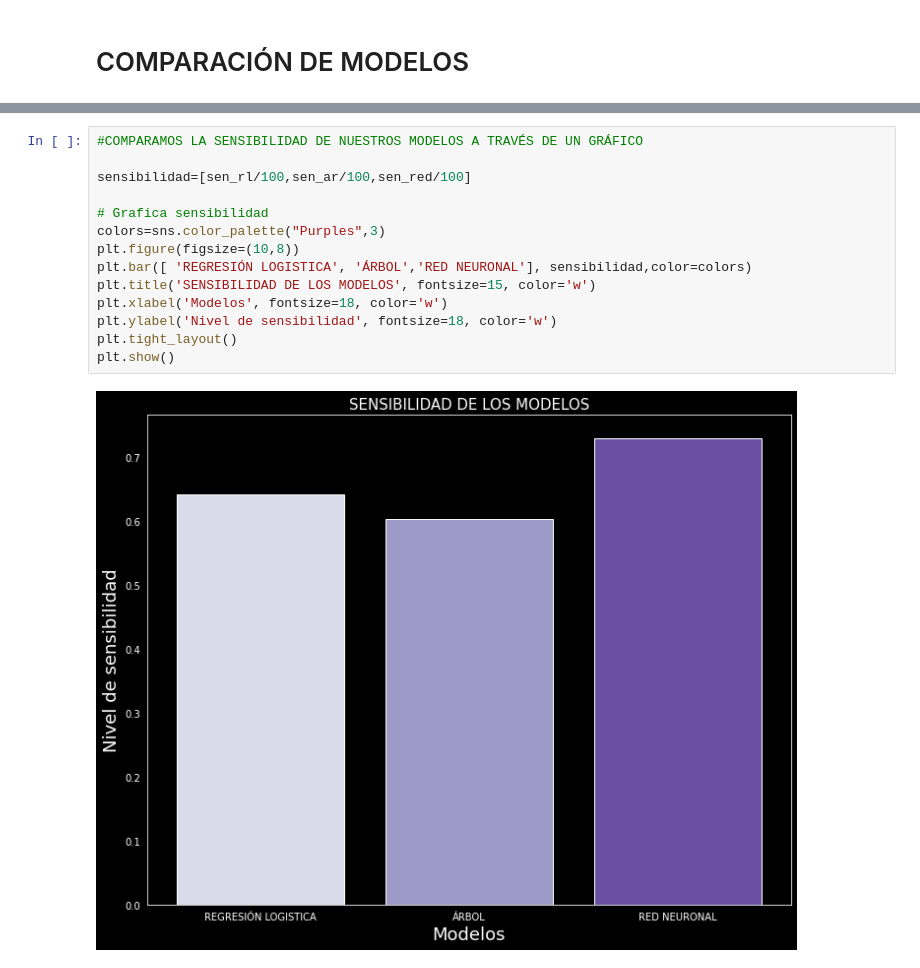
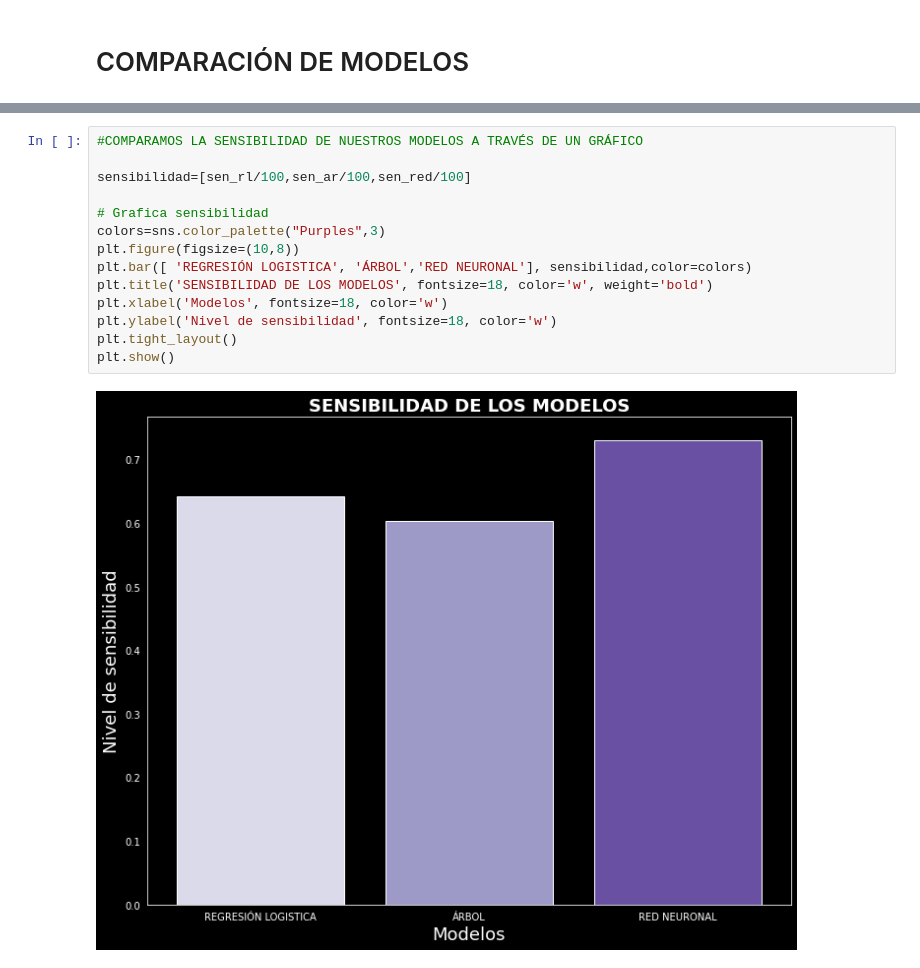
Before and after one commit to angyf/Proyecto_Final, a Jupyter notebook: modelos_finales.ipynb, the cells around one changed output, grey strips where cells are left out. Drawn from its saved outputs; the diff is of its cells as text.

```diff
--- a/modelos_finales.ipynb
+++ b/modelos_finales.ipynb
@@ -553,19 +553,19 @@ plt.show()
 # %%
 #COMPARAMOS LA SENSIBILIDAD DE NUESTROS MODELOS A TRAVÉS DE UN GRÁFICO
 
 sensibilidad=[sen_rl/100,sen_ar/100,sen_red/100]
 
 # Grafica sensibilidad
 colors=sns.color_palette("Purples",3)
 plt.figure(figsize=(10,8))
 plt.bar([ 'REGRESIÓN LOGISTICA', 'ÁRBOL','RED NEURONAL'], sensibilidad,color=colors)
-plt.title('SENSIBILIDAD DE LOS MODELOS', fontsize=15, color='w')
+plt.title('SENSIBILIDAD DE LOS MODELOS', fontsize=18, color='w', weight='bold')
 plt.xlabel('Modelos', fontsize=18, color='w')
 plt.ylabel('Nivel de sensibilidad', fontsize=18, color='w')
 plt.tight_layout()
 plt.show()
 # %% [output]
-[figure, old version]
+[figure, new version]
 # %%
 #COMPARAMOS LA ESPECIFICIDAD DE NUESTROS MODELOS A TRAVÉS DE UN GRÁFICO
 
```
Also changed, not shown: parts of 5 cells of this notebook.
